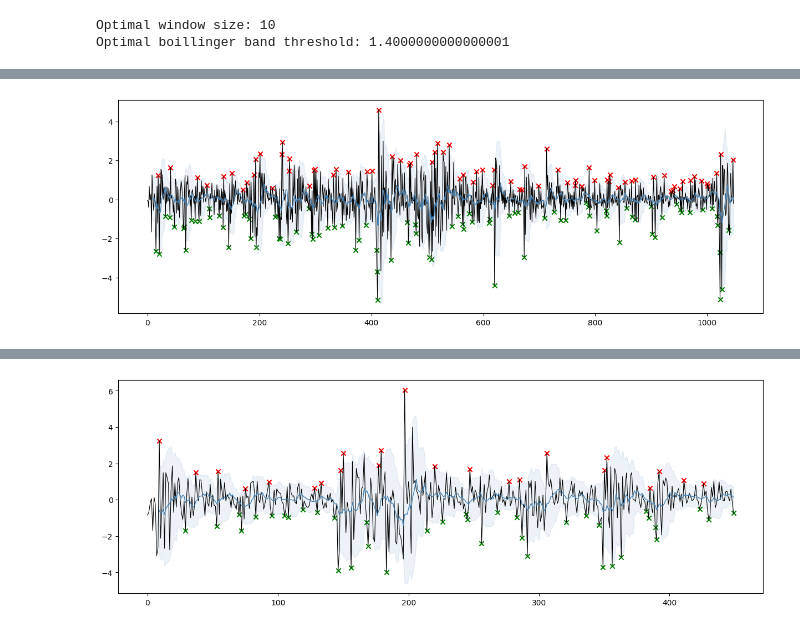
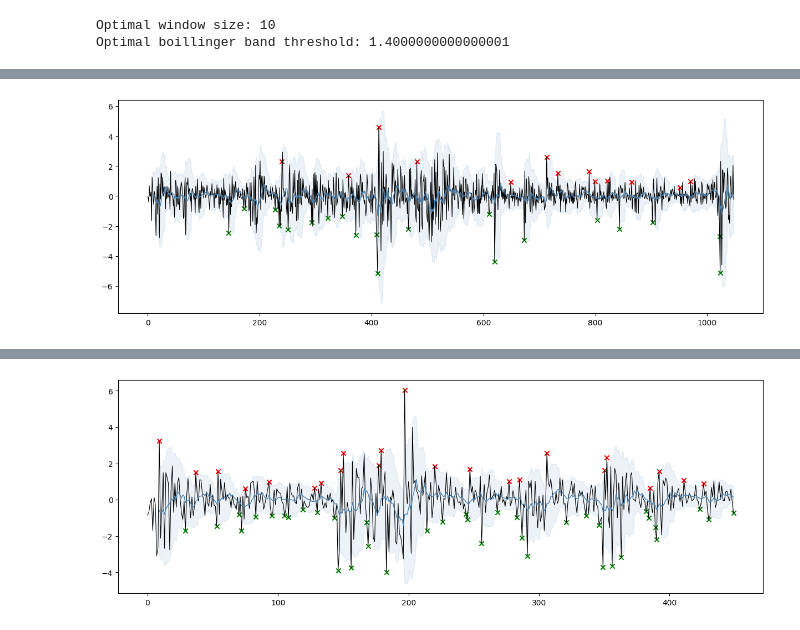
Before and after one commit to maxnorman569/comp0051_algorithmic_trading, a Jupyter notebook: coursework-two/ma_mean_reversion_stategy.ipynb, the cells around one changed output, grey strips where cells are left out. Saved outputs shown, nothing was run; the diff lists cells and outputs as text; code cells hidden in the pictures.

```diff
--- a/coursework-two/ma_mean_reversion_stategy.ipynb
+++ b/coursework-two/ma_mean_reversion_stategy.ipynb
@@ -135,13 +135,13 @@ Text(0.5, 1.0, 'Moving Average Mean Reversion Strategy Training Set')
 # %%
 fig, ax = plt.subplots(1, 1)
 
 plot_strategy(
     plot_axis =ax,
     normalised_daily_excess_returns = r_train,
     window_size = window_star,
-    boillinger_band_threshold = threshold_star,)
+    boillinger_band_threshold = 2,)
 # %% [output]
-[figure, old version]
+[figure, new version]
 # %%
 # plot strategy on test set
 plt.plot(mr_test_returns, color = 'red')
```
Also changed, not shown: parts of 4 cells of this notebook, 6 other files.
